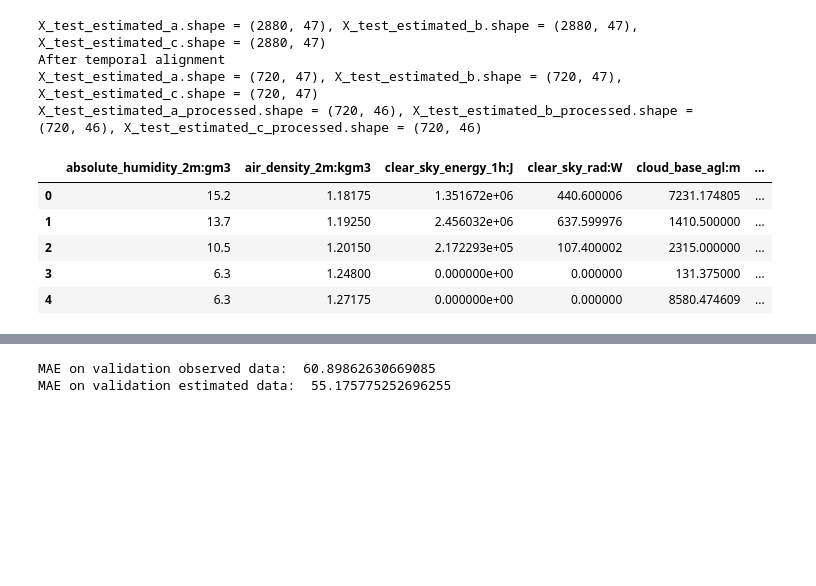
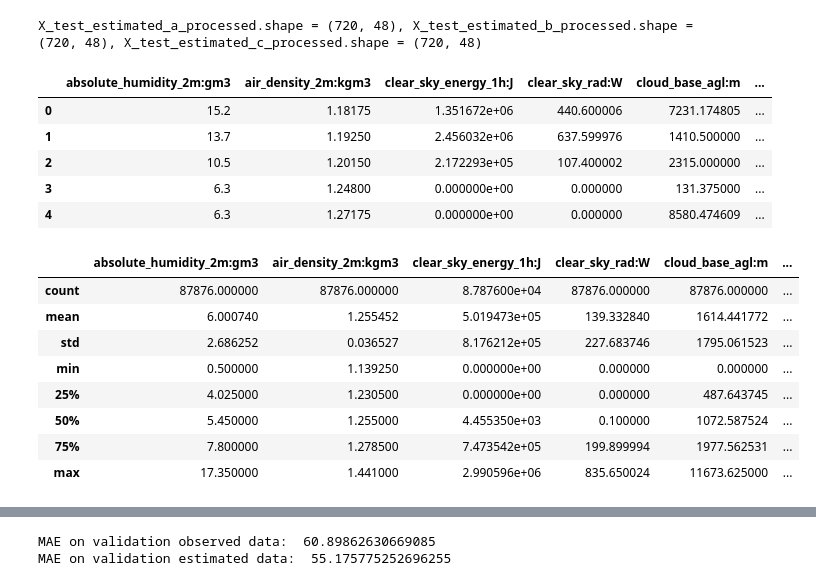
Before and after one commit to SverreNystad/power-predictor, a Jupyter notebook: catboost.ipynb, the cells around one changed output, grey strips where cells are left out. Saved outputs shown, nothing was run; the diff lists cells and outputs as text; code cells hidden in the pictures; blank space fills up the shorter version.

```diff
--- a/catboost.ipynb
+++ b/catboost.ipynb
@@ -20,35 +20,35 @@ from sklearn.metrics import mean_absolute_error
 import warnings
 warnings.filterwarnings('ignore')
 # %%
-# Prepare data
-train_a, train_b, train_c, X_train_estimated_a, X_train_estimated_b, X_train_estimated_c, X_train_observed_a, X_train_observed_b, X_train_observed_c, X_test_estimated_a, X_test_estimated_b, X_test_estimated_c = get_raw_data()
-
 X_train_obs_combined, X_val_obs_combined, y_train_obs_combined, y_val_obs_combined, X_train_est_combined, X_val_est_combined, y_train_est_combined, y_val_est_combined = fetch_preprocessed_data()
 x_test_whole = get_preprocessed_test_data()
 
-x_whole = pd.concat([X_train_obs_combined, X_val_obs_combined])
-y_whole = pd.concat([y_train_obs_combined, y_val_obs_combined])
+x_whole = pd.concat([X_train_obs_combined, X_val_obs_combined, X_train_est_combined, X_val_est_combined])
+y_whole = pd.concat([y_train_obs_combined, y_val_obs_combined, y_train_est_combined, y_val_est_combined])
 x_whole.reset_index(drop=True, inplace=True)
 y_whole.reset_index(drop=True, inplace=True)
 
-x_whole_obs = pd.concat([X_train_obs_combined, X_val_obs_combined])
-y_whole_obs = pd.concat([y_train_obs_combined, y_val_obs_combined])
-
-x_whole_est = pd.concat([X_train_est_combined, X_val_est_combined])
-y_whole_est = pd.concat([y_train_est_combined, y_val_est_combined])
-
 x_whole.head()
 # %% [output]
-X_test_estimated_a.shape = (2880, 47), X_test_estimated_b.shape = (2880, 47), X_test_estimated_c.shape = (2880, 47)
-After temporal alignment
-X_test_estimated_a.shape = (720, 47), X_test_estimated_b.shape = (720, 47), X_test_estimated_c.shape = (720, 47)
-X_test_estimated_a_processed.shape = (720, 46), X_test_estimated_b_processed.shape = (720, 46), X_test_estimated_c_processed.shape = (720, 46)
+X_test_estimated_a_processed.shape = (720, 48), X_test_estimated_b_processed.shape = (720, 48), X_test_estimated_c_processed.shape = (720, 48)
 |  | absolute_humidity_2m:gm3 | air_density_2m:kgm3 | clear_sky_energy_1h:J | clear_sky_rad:W | cloud_base_agl:m | ... |
 | 0 | 15.2 | 1.18175 | 1.351672e+06 | 440.600006 | 7231.174805 | ... |
 | 1 | 13.7 | 1.19250 | 2.456032e+06 | 637.599976 | 1410.500000 | ... |
 | 2 | 10.5 | 1.20150 | 2.172293e+05 | 107.400002 | 2315.000000 | ... |
 | 3 | 6.3 | 1.24800 | 0.000000e+00 | 0.000000 | 131.375000 | ... |
 | 4 | 6.3 | 1.27175 | 0.000000e+00 | 0.000000 | 8580.474609 | ... |
+# %%
+x_whole.describe()
+# %% [output]
+|  | absolute_humidity_2m:gm3 | air_density_2m:kgm3 | clear_sky_energy_1h:J | clear_sky_rad:W | cloud_base_agl:m | ... |
+| count | 87876.000000 | 87876.000000 | 8.787600e+04 | 87876.000000 | 87876.000000 | ... |
+| mean | 6.000740 | 1.255452 | 5.019473e+05 | 139.332840 | 1614.441772 | ... |
+| std | 2.686252 | 0.036527 | 8.176212e+05 | 227.683746 | 1795.061523 | ... |
+| min | 0.500000 | 1.139250 | 0.000000e+00 | 0.000000 | 0.000000 | ... |
+| 25% | 4.025000 | 1.230500 | 0.000000e+00 | 0.000000 | 487.643745 | ... |
+| 50% | 5.450000 | 1.255000 | 4.455350e+03 | 0.100000 | 1072.587524 | ... |
+| 75% | 7.800000 | 1.278500 | 7.473542e+05 | 199.899994 | 1977.562531 | ... |
+| max | 17.350000 | 1.441000 | 2.990596e+06 | 835.650024 | 11673.625000 | ... |
 # %%
 from catboost import CatBoostRegressor, Pool
 from sklearn.model_selection import KFold
```
Also changed, not shown: 1 other file.
